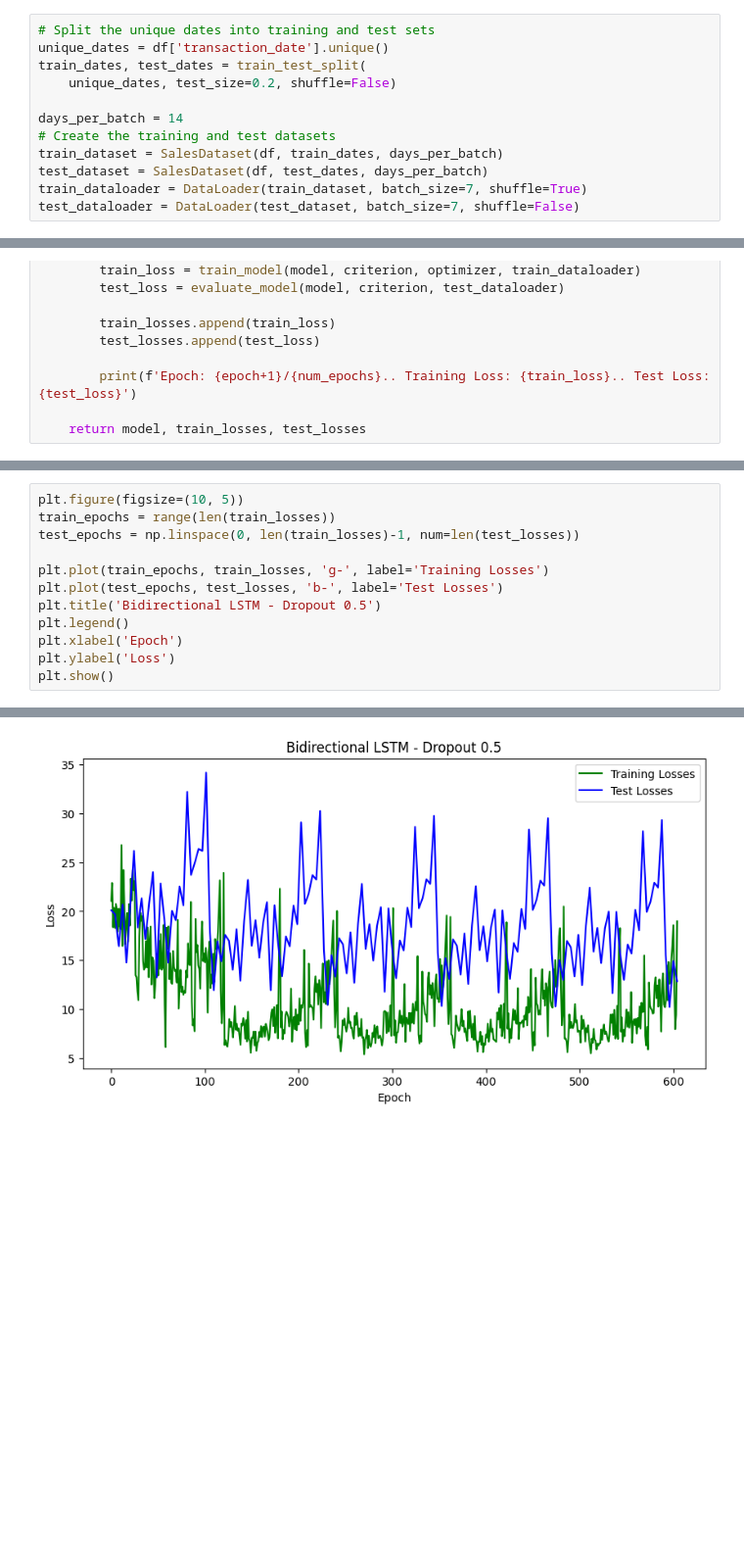
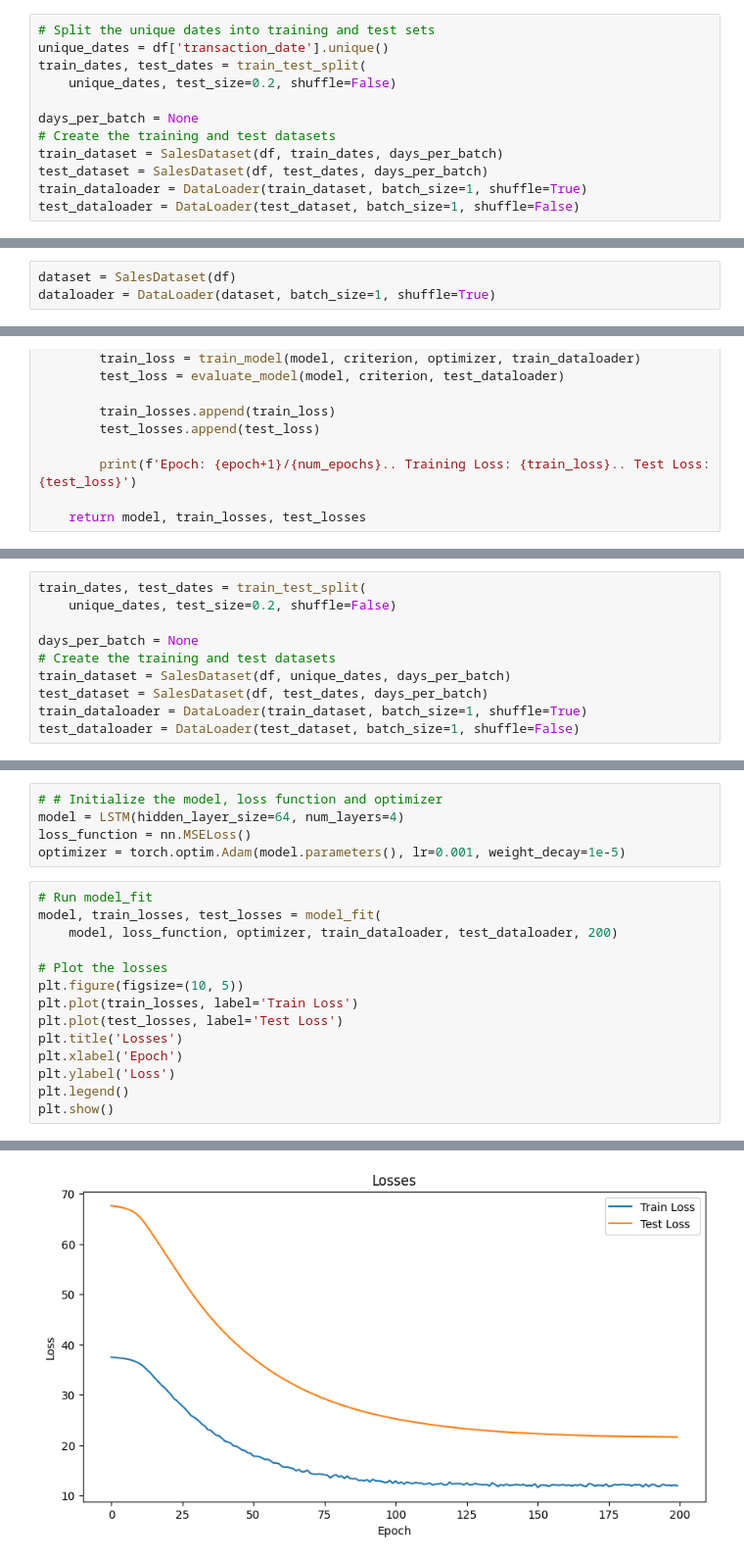
Before and after one commit to Savith-02/predicta-practice-competition, a Jupyter notebook: torch-lstm-v3.ipynb, the cells around one changed output, grey strips where cells are left out. Shown at 98% size. Saved outputs shown, nothing was run; the diff lists cells and outputs as text; blank space fills up the shorter version.

```diff
--- a/torch-lstm-v3.ipynb
+++ b/torch-lstm-v3.ipynb
@@ -61,14 +62,17 @@ unique_dates = df['transaction_date'].unique()
 train_dates, test_dates = train_test_split(
     unique_dates, test_size=0.2, shuffle=False)
 
-days_per_batch = 14
+days_per_batch = None
 # Create the training and test datasets
 train_dataset = SalesDataset(df, train_dates, days_per_batch)
 test_dataset = SalesDataset(df, test_dates, days_per_batch)
-train_dataloader = DataLoader(train_dataset, batch_size=7, shuffle=True)
-test_dataloader = DataLoader(test_dataset, batch_size=7, shuffle=False)
+train_dataloader = DataLoader(train_dataset, batch_size=1, shuffle=True)
+test_dataloader = DataLoader(test_dataset, batch_size=1, shuffle=False)
 # %% [output]
 Unique days 121
 No. recs per day 261
 Unique days 31
 No. recs per day 261
+# %%
+dataset = SalesDataset(df)
+dataloader = DataLoader(dataset, batch_size=1, shuffle=True)
@@ -218,0 +235,10 @@ Epoch: 10/10.. Training Loss: 9.73865419626236.. Test Loss: 26.781111399332683
+# %%
+train_dates, test_dates = train_test_split(
+    unique_dates, test_size=0.2, shuffle=False)
+
+days_per_batch = None
+# Create the training and test datasets
+train_dataset = SalesDataset(df, unique_dates, days_per_batch)
+test_dataset = SalesDataset(df, test_dates, days_per_batch)
+train_dataloader = DataLoader(train_dataset, batch_size=1, shuffle=True)
+test_dataloader = DataLoader(test_dataset, batch_size=1, shuffle=False)
@@ -219,13 +250,20 @@ Epoch: 10/10.. Training Loss: 9.73865419626236.. Test Loss: 26.781111399332683
+# %%
+# # Initialize the model, loss function and optimizer
+model = LSTM(hidden_layer_size=64, num_layers=4)
+loss_function = nn.MSELoss()
+optimizer = torch.optim.Adam(model.parameters(), lr=0.001, weight_decay=1e-5)
 # %%
+# Run model_fit
+model, train_losses, test_losses = model_fit(
+    model, loss_function, optimizer, train_dataloader, test_dataloader, 200)
+
+# Plot the losses
 plt.figure(figsize=(10, 5))
-train_epochs = range(len(train_losses))
-test_epochs = np.linspace(0, len(train_losses)-1, num=len(test_losses))
-
-plt.plot(train_epochs, train_losses, 'g-', label='Training Losses')
-plt.plot(test_epochs, test_losses, 'b-', label='Test Losses')
-plt.title('Bidirectional LSTM - Dropout 0.5')
-plt.legend()
+plt.plot(train_losses, label='Train Loss')
+plt.plot(test_losses, label='Test Loss')
+plt.title('Losses')
 plt.xlabel('Epoch')
 plt.ylabel('Loss')
+plt.legend()
 plt.show()
 # %% [output]
@@ -232 +287 @@ plt.show()
-[figure, old version]
+[figure, new version]
```
Also changed, not shown: parts of 19 cells of this notebook, 1 other file.
